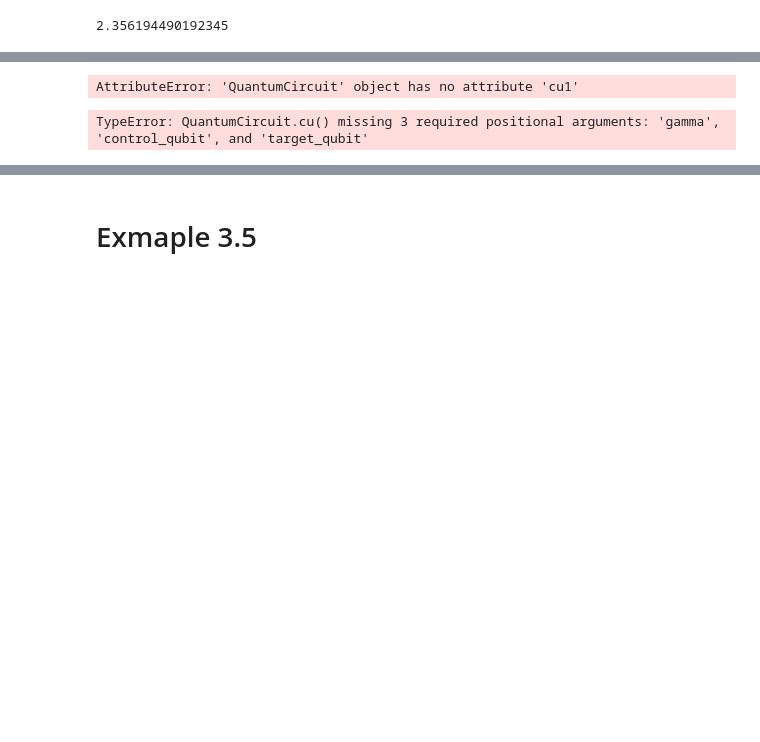
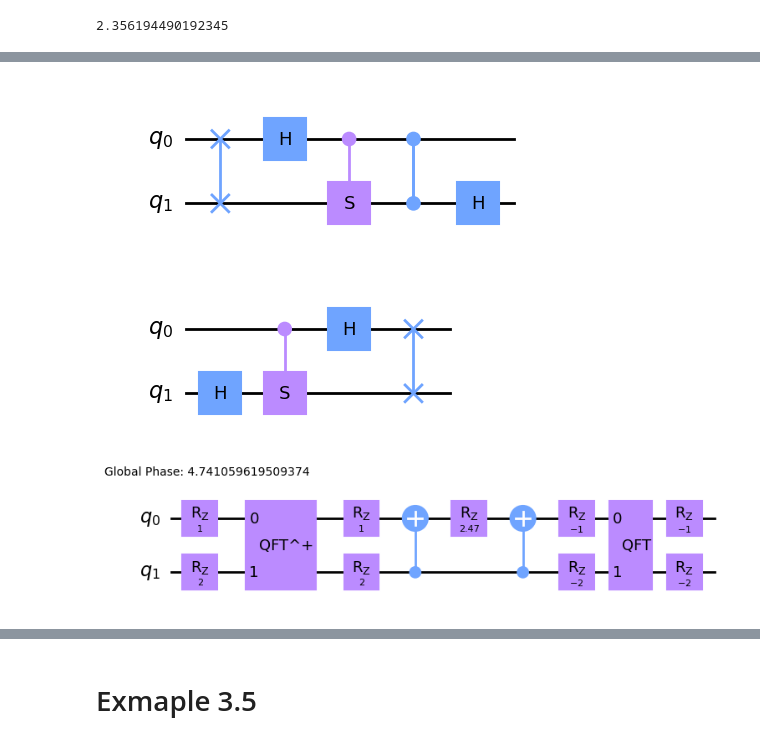
Before and after one commit to bin-wu-phys/QuantumSimulation, a Jupyter notebook: 03.Schroedinger.ipynb, the cells around one changed output, grey strips where cells are left out. Drawn from its saved outputs; the diff is of its cells as text; code cells hidden in the pictures; blank space fills up the shorter version.

```diff
--- a/03.Schroedinger.ipynb
+++ b/03.Schroedinger.ipynb
@@ -181,64 +231,42 @@ delta
 # %%
+delta = 1.0
+n = 2
 th = 1.0
-n = 2
-qc = QuantumCircuit(n)
+
+qc = QuantumCircuit(2)
 
 for i in range(n):
     qc.rz(2**i*delta, i)
 
-# QFT^dagger
+qftd = UQFTd()
+
+qc.append(qftd, [0, 1])
 
 for i in range(n):
     qc.rz(2**i*delta, i)
 
+L = 2**n
 mu = 2.0*np.pi/L #dx=1
 
 qc.global_phase = -(4**n-1.0)*mu*mu/24.0
 
 # Apply the decomposition
 qc.cx(1, 0)
 qc.rz(th*mu*mu, 0)  # Apply RZ gate with angle θ
 qc.cx(1, 0)
 
 for i in range(n):
     qc.rz(-2**i*delta, i)
 
 # QFT
-
-# Apply the first Hadamard gate on qubit 0
-qc.h(1)
-
-# Apply the controlled phase rotation on qubits 0 and 1
-qc.cu1(np.pi/2, 0, 1)  # cu1 applies a phase of pi/2
-
-# Apply the second Hadamard gate on qubit 1
-qc.h(0)
-
-# Swap qubits 0 and 1 to complete the QFT
-qc.swap(0, 1)
+qft = UQFT()
+qc.append(qft, [0, 1])
 
 for i in range(n):
     qc.rz(-2**i*delta, i)
 
 qc.draw('mpl')
 # %% [output]
-AttributeError: 'QuantumCircuit' object has no attribute 'cu1'
+[figure, added]
+[figure, added]
+[figure, added]
-# %%
-# Create a quantum circuit with 2 qubits
-qc = QuantumCircuit(2)
-
-# Apply the first Hadamard gate on qubit 0
-qc.h(0)
-
-# Apply the controlled phase rotation on qubits 0 and 1
-qc.cu(np.pi / 2, 0, 1, 0, 1)  # cu applies a phase of pi/2
-
-# Apply the second Hadamard gate on qubit 1
-qc.h(1)
-
-# Swap qubits 0 and 1 to complete the QFT
-qc.swap(0, 1)
-
-qc.draw('mpl'
-# %% [output]
-TypeError: QuantumCircuit.cu() missing 3 required positional arguments: 'gamma', 'control_qubit', and 'target_qubit'
```
Also changed, not shown: parts of 9 cells of this notebook.
